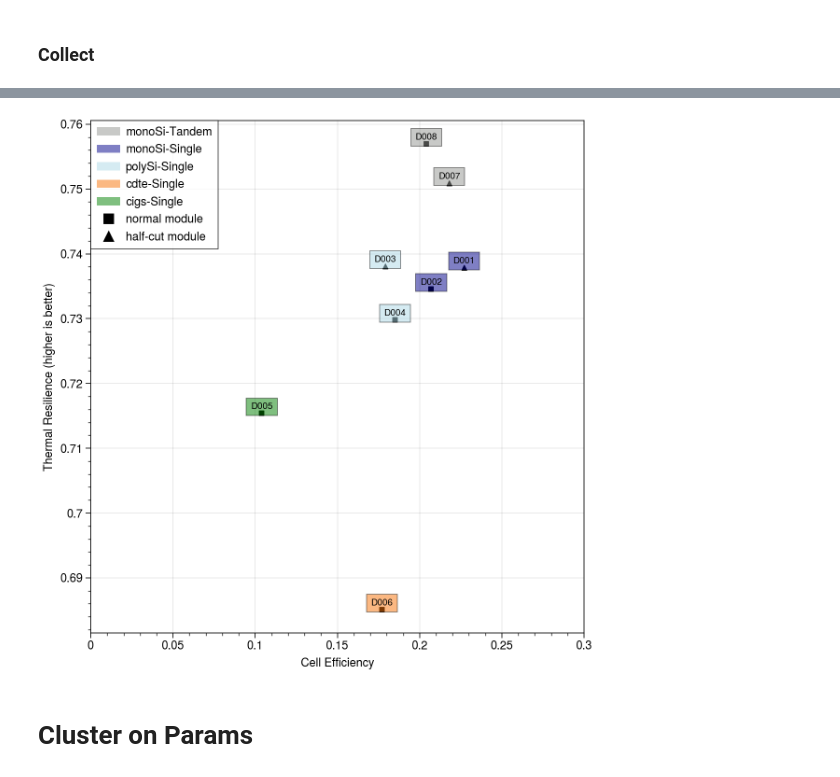
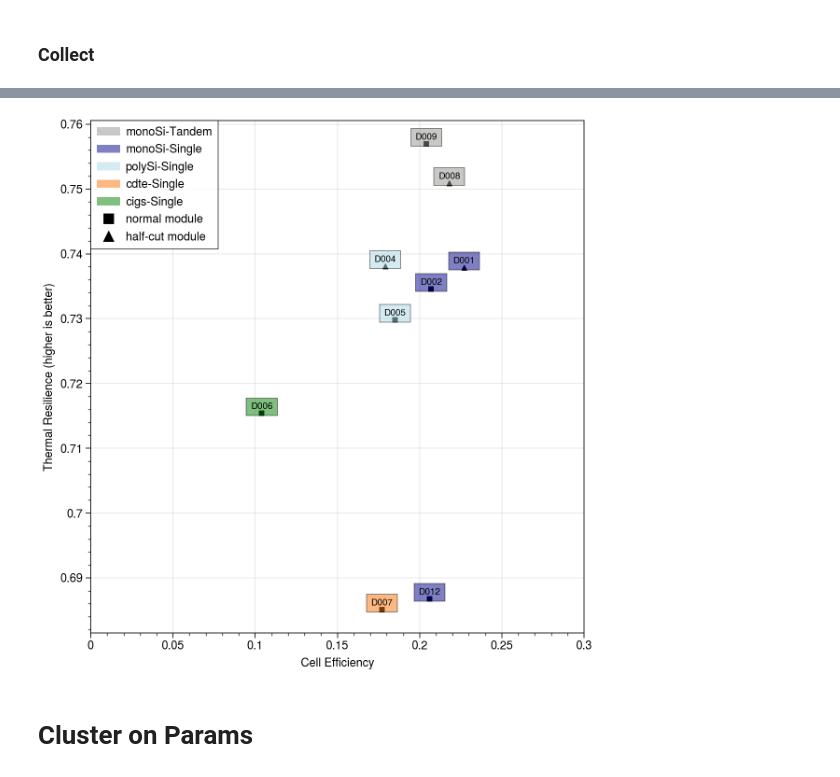
Before and after one commit to justinfmccarty/IPV_Workbench, a Jupyter notebook: notebooks/21_typical_devices.ipynb, the cells around one changed output, grey strips where cells are left out. Drawn from its saved outputs; the diff is of its cells as text; code cells hidden in the pictures.

```diff
--- a/notebooks/21_typical_devices.ipynb
+++ b/notebooks/21_typical_devices.ipynb
@@ -735,3 +737,13 @@ final_devices.append(monoSi_singleJ_square)
+# %%
+
+mono = new_modules[new_modules['cell_type']=="monoSi"]
+
+
+# extract specific module with only 14 cells
+result = mono[mono['model number']=="Apollo II - 73x"]
+
+monoSi_singleJ_mini = extract_core_params(result,"monoSi_singleJ_mini",'small monocrystalline module',ncols=7,nrows=2,cell_height=158.75,cell_width=158.75,col_spacing=6,row_spacing=6,frame_thickness=2)
+final_devices.append(monoSi_singleJ_mini)
 # %% [markdown]
 ### Type Poly
 # %% [markdown]
@@ -987,12 +1038,13 @@ mini_module.drop('name',inplace=True)
 # %%
-typical_devices = pd.concat(final_devices[0:8]+[mini_module],axis=1).transpose()
-typical_devices['general_device_id'] = ["D"+str(n+1).zfill(3) for n in range(0,len(typical_devices))]
+typical_devices = pd.concat(final_devices,axis=1).transpose()
+typical_devices.reset_index(inplace=True)
+typical_devices.rename(columns={"index":"general_device_summary"},inplace=True)
 
-str_cols = ['general_cell_type', 'general_description', 'general_monolithic', 'general_heterojunction', 'module_shape_flex', 'general_device_id']
+str_cols = ['general_device_summary','general_cell_type', 'general_description', 'general_monolithic', 'general_heterojunction', 'module_shape_flex', 'general_device_id']
 for col in typical_devices.columns:
     if col in str_cols:
         typical_devices[col] = typical_devices[col].astype(str)
     else:
         typical_devices[col] = typical_devices[col].astype(float)
 
-typical_devices.to_csv("/Users/jmccarty/Desktop/cactus_typical_devices.csv")
+typical_devices['shape_orientation'] = typical_devices.apply(lambda x: orientation(x['module_shape_width_mm'], x['module_shape_height_mm']), axis=1)
@@ -998,0 +1065,9 @@ typical_devices.to_csv("/Users/jmccarty/Desktop/cactus_typical_devices.csv")
+# %%
+
+
+
+flipped_devices = []
+for idx, row in typical_devices.iterrows():
+    flipped_devices.append(flip_module(row))
+
+typical_devices = pd.concat([typical_devices, pd.DataFrame(flipped_devices)]).reset_index(drop=True)
@@ -1003,9 +1105,10 @@ ax = axe[0]
 
 #markersize
 ms = 15
+portrait_devices = typical_devices[typical_devices['shape_orientation']=='portrait']
 
 # square
-plot_square = typical_devices[typical_devices['bishop_N_p_typical']==1]
+plot_square = portrait_devices[portrait_devices['bishop_N_p_typical']==1]
 ax.scatter(
     x=plot_square["performance_cell_efficiency_ref"],
     y=plot_square["performance_thermal_resilience"],
@@ -1015,7 +1118,7 @@ ax.scatter(
 )
 
 # half cut
-plot_halfcut = typical_devices[typical_devices['bishop_N_p_typical']>1]
+plot_halfcut = portrait_devices[portrait_devices['bishop_N_p_typical']>1]
 ax.scatter(
     x=plot_halfcut["performance_cell_efficiency_ref"],
     y=plot_halfcut["performance_thermal_resilience"],
@@ -1033,7 +1136,7 @@ color_map = {
 }
 
 
-for idx, row in typical_devices.iterrows():
+for idx, row in portrait_devices.iterrows():
     ax.text(
         x=row["performance_cell_efficiency_ref"],
         y=row["performance_thermal_resilience"] + 0.001,
@@ -1046,34 +1149,34 @@ for idx, row in typical_devices.iterrows():
         bboxstyle="square",
         fontsize=7,
     )
 
 legend_el = []
 for k, v in color_map.items():
         if "True" in k:
                 k = k.replace("True", "-Tandem")
         else:
                 k = k.replace("False", "-Single")
         p = Patch(facecolor=v, edgecolor=None, label=k, alpha=0.5)
         legend_el.append(p)
 
 square_leg_el = Line2D([], [], color='k', marker='s', linestyle='None',
                           markersize=ms/2, label='normal module')
 legend_el.append(square_leg_el)
 
 half_cut_leg_el = Line2D([], [], color='k', marker='^', linestyle='None',
                           markersize=ms/2, label='half-cut module')
 legend_el.append(half_cut_leg_el)
 
 ax.legend(legend_el, ncols=1, loc="ul")
 
 ax.format(
     xlim=(0, 0.3),
     #   xlim=(0,0.3),
     xlabel="Cell Efficiency",
     ylabel="Thermal Resilience (higher is better)",
 )
 # %% [output]
-[figure, old version]
+[figure, new version]
 # %% [markdown]
 # Cluster on Params
 # %%
```
Also changed, not shown: parts of 8 cells of this notebook, 12 other files.
